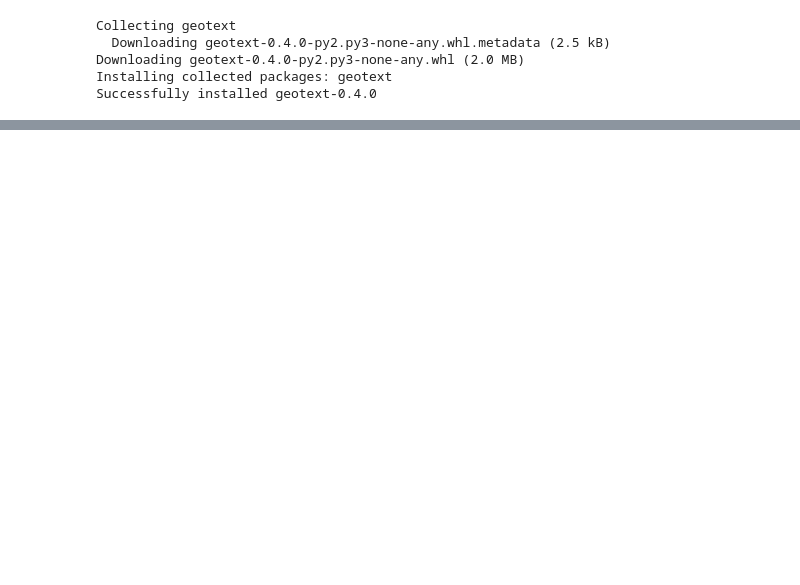
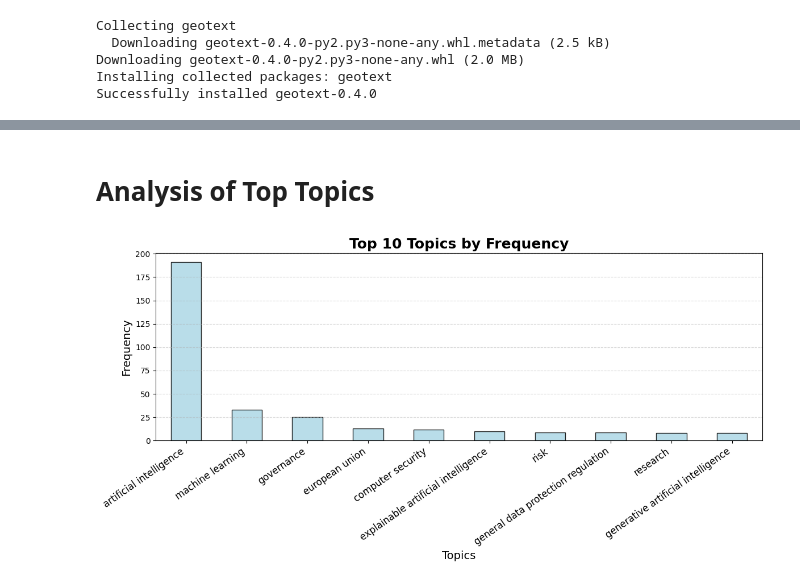
Before and after one commit to kjh8331267/AI_policy_analysis, a Jupyter notebook: 3_Exploratory_data_analysis.ipynb, the cells around one changed output, grey strips where cells are left out. Cells and saved outputs as stored; diff of their text form; code cells hidden in the pictures; blank space fills up the shorter version.

```diff
--- a/3_Exploratory_data_analysis.ipynb
+++ b/3_Exploratory_data_analysis.ipynb
@@ -70,24 +66,3 @@ Collecting geotext
 Downloading geotext-0.4.0-py2.py3-none-any.whl (2.0 MB)
 Installing collected packages: geotext
 Successfully installed geotext-0.4.0
-# %%
-import re
-from geotext import GeoText
-import pandas as pd
-
-# Clearing the text
-def clean_text(text):
-    return re.sub(r'[\n\r\t]', ' ', text)  # removing line breaks and tabs
-
-# Application of text cleaning
-df['Cleaned Text'] = df['text'].apply(clean_text)
-
-# Applying GeoText to the cleared text
-df['Extracted Countries'] = df['Cleaned Text'].apply(lambda x: GeoText(x).countries)
-df['Extracted Countries String'] = df['Extracted Countries'].apply(lambda x: ', '.join(x))
-
-# Saving the result
-df[['Cleaned Text', 'Extracted Countries String']].to_csv('cleaned_extracted_countries.csv', index=False)
-
-# Viewing the result
-print(df[['Cleaned Text', 'Extracted Countries String']].head())
@@ -259,0 +118,22 @@ plt.show()
+# %% [markdown]
+# **Analysis of Top Topics**
+# %%
+from collections import Counter
+import pandas as pd
+import matplotlib.pyplot as plt
+# Extract and clean topics
+topics = df['Top Topics'].dropna().str.split(';').explode()  # Split and flatten topics
+topics = topics.str.strip().str.lower()  # Remove extra spaces and standardize to lowercase
+topic_counts = topics.value_counts()  # Count occurrences of each topic
+top_topics = topic_counts.head(10)  # Show top 10 topics
+plt.figure(figsize=(12, 6))  # Plot t top 10 topics
+top_topics.plot(kind='bar', color='lightblue', edgecolor='black', alpha=0.85)
+plt.title('Top 10 Topics by Frequency', fontsize=18, fontweight='bold')
+plt.xlabel('Topics', fontsize=14)
+plt.ylabel('Frequency', fontsize=14)
+plt.xticks(rotation=35, fontsize=12, ha='right')
+plt.grid(axis='y', linestyle='--', alpha=0.5)
+plt.tight_layout()
+plt.show()
+# %% [output]
+[figure, added]
```
Also changed, not shown: parts of 13 cells of this notebook.
